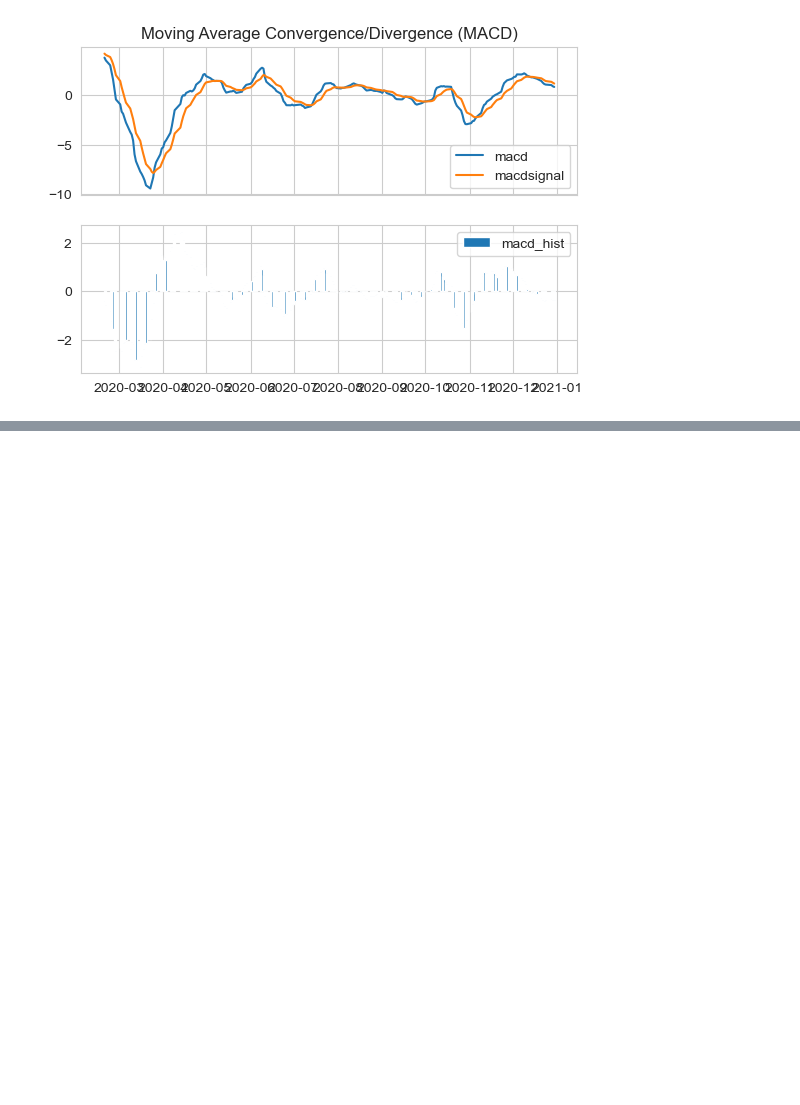
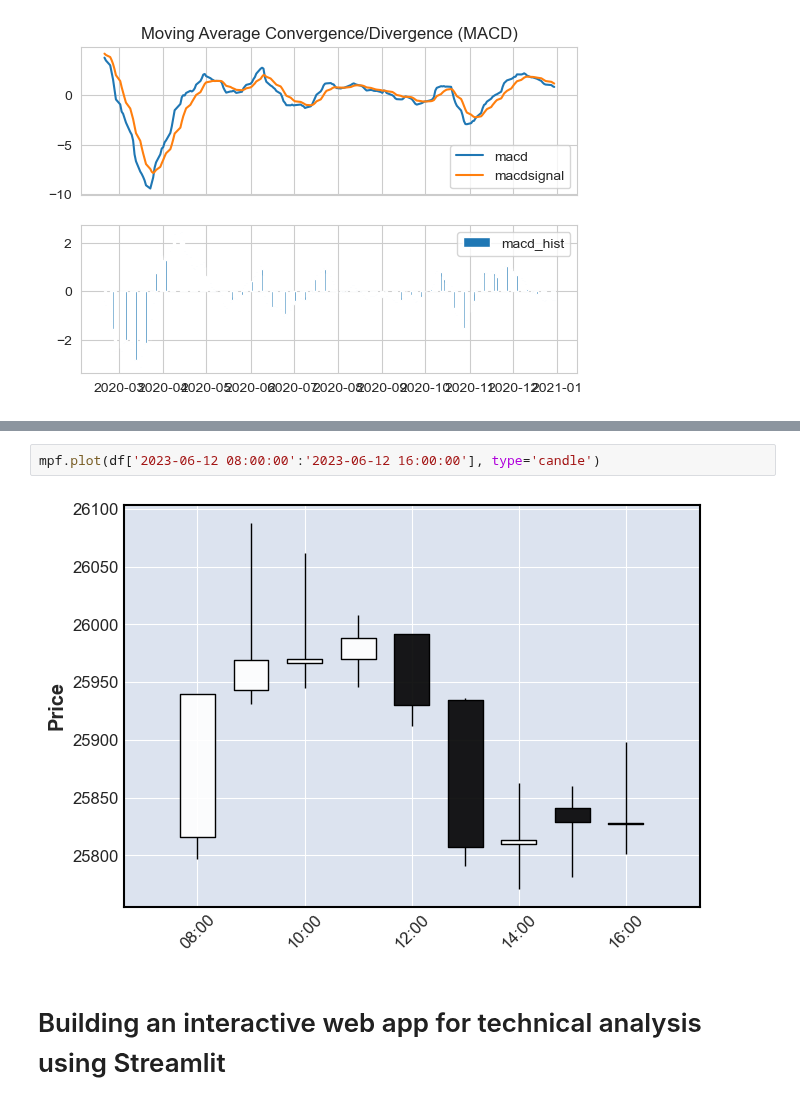
Before and after one commit to ahn283/finance, a Jupyter notebook: python_for_finance_cookbook/technical_analysis.ipynb, the cells around one changed output, grey strips where cells are left out. Saved outputs shown, nothing was run; the diff lists cells and outputs as text; blank space fills up the shorter version.

```diff
--- a/python_for_finance_cookbook/technical_analysis.ipynb
+++ b/python_for_finance_cookbook/technical_analysis.ipynb
@@ -77,0 +213,6 @@ ax[1].legend()
+# %%
+mpf.plot(df['2023-06-12 08:00:00':'2023-06-12 16:00:00'], type='candle')
+# %% [output]
+[figure, added]
+# %% [markdown]
+# Building an interactive web app for technical analysis using Streamlit
```
Also changed, not shown: parts of 22 cells of this notebook, 1 other file.
